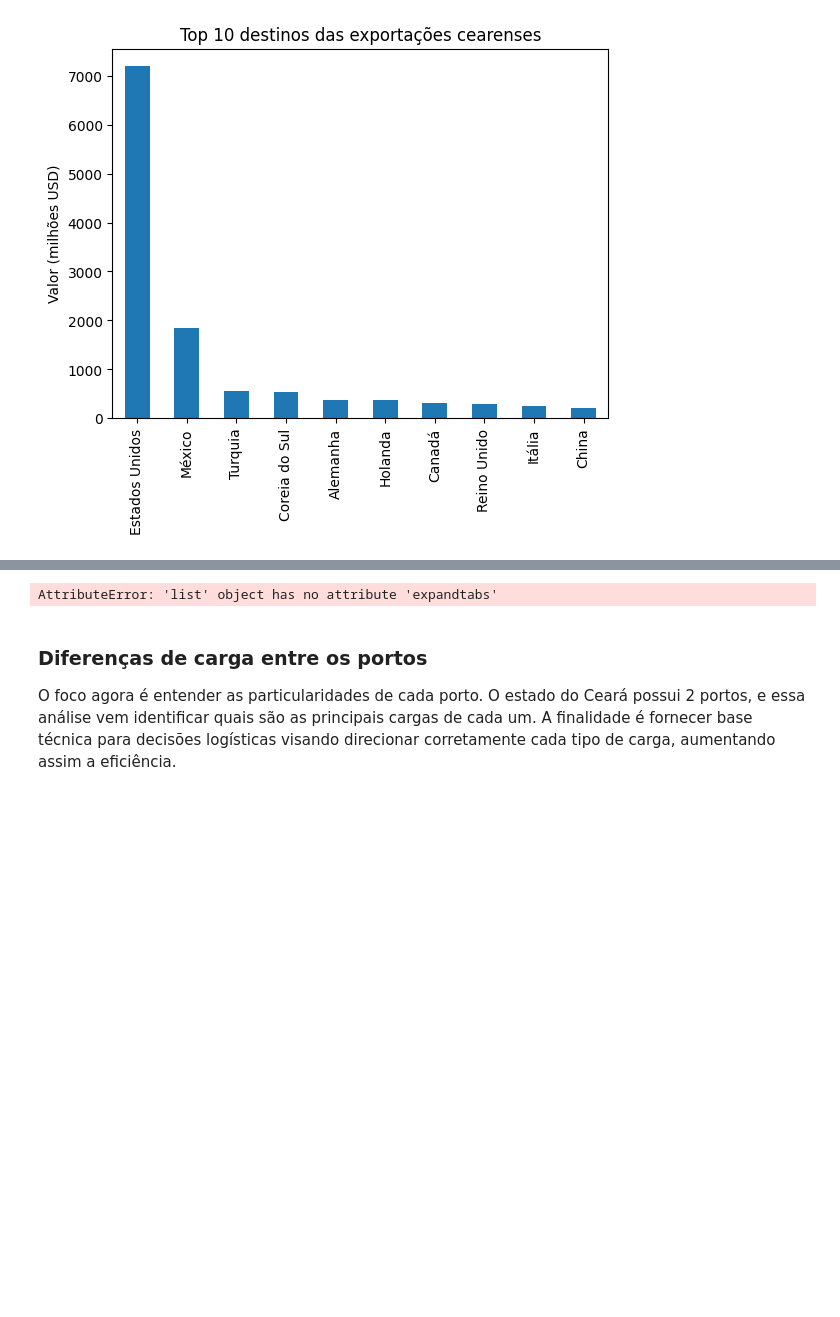
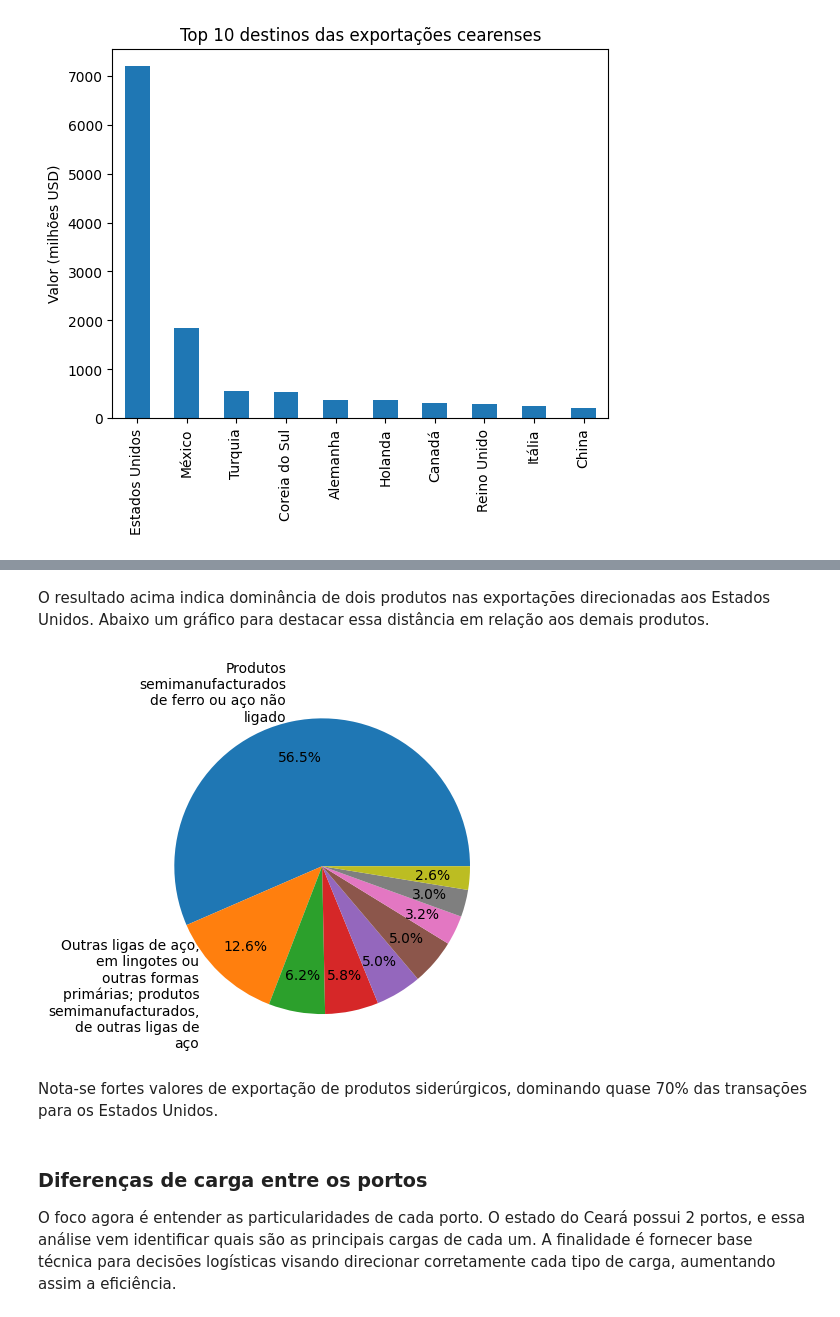
Before and after one commit to mviniciusc/importacoes-exportacoes-ceara, a Jupyter notebook: analise-comex-ceara.ipynb, the cells around one changed output, grey strips where cells are left out. Saved outputs shown, nothing was run; the diff lists cells and outputs as text; code cells hidden in the pictures; blank space fills up the shorter version.

```diff
--- a/analise-comex-ceara.ipynb
+++ b/analise-comex-ceara.ipynb
@@ -141,34 +132,28 @@ df_us.head()
+# %% [markdown]
+O resultado acima indica dominância de dois produtos nas exportações direcionadas aos Estados Unidos. Abaixo um gráfico para destacar essa distância em relação aos demais produtos.
 # %%
-# criar o gráfico
-# ax = df_us.head().plot(
-#     kind="pie",
-#     x="produto",
-#     y="valor_USD"
-# )
 
-rotulos = df_us.head()["produto"].tolist(),
-rotulos = [textwrap.wrap(i, width =20) for i in rotulos],
+rotulos = df_us.head(2)["produto"].tolist() #pegando apenas os dois primeiros produtos com maior parcela
+rotulos = [textwrap.fill(i, width =20) for i in rotulos] # para permitir quebrar as linhas dos nomes dos produtos
+rotulos = rotulos + (['']*(len(df_us['produto'])-2)) # popular a lista de rotulos com string vazia para ter a mesma quantidade de elementos em relação ao gráfico
 
-
-
-plt.pie(
-    x=df_us.head()["valor_USD"], # o .head() é para pegar apenas o top 5
-    explode=[0.03,0,0,0,0], # destaca o produto com maior volume de informação
-
-    labels= rotulos
-
-    # labels=[df_us.iloc[0]["produto"],"","","",""]
-    # labels=df_us.head()["produto"]
-    # labels=textwrap.wrap(df_us.head()["produto"].astype("string"), width=20)
+plt.pie( # gráfico de pizza
+    x=df_us["valor_USD"],
+    labels= rotulos,
+    labeldistance=1.2, # controla distância do rótulo de dados
+    textprops={'fontsize': 10}, # controla tamanho da fonte do rótulo de dados
+    autopct="%1.1f%%", # inclui porcentagem de cada categoria
+    pctdistance=0.75 # controla posição das porcentagens
 )
 
-plt.title("top 5 Produtos exportados para os Estados Unidos")
 plt.xlabel("")
 plt.ylabel("")
 
 plt.show()
 # %% [output]
-AttributeError: 'list' object has no attribute 'expandtabs'
+[figure, added]
+# %% [markdown]
+Nota-se fortes valores de exportação de produtos siderúrgicos, dominando quase 70% das transações para os Estados Unidos.
 # %% [markdown]
 ### Diferenças de carga entre os portos
 
```
Also changed, not shown: parts of 5 cells of this notebook.
